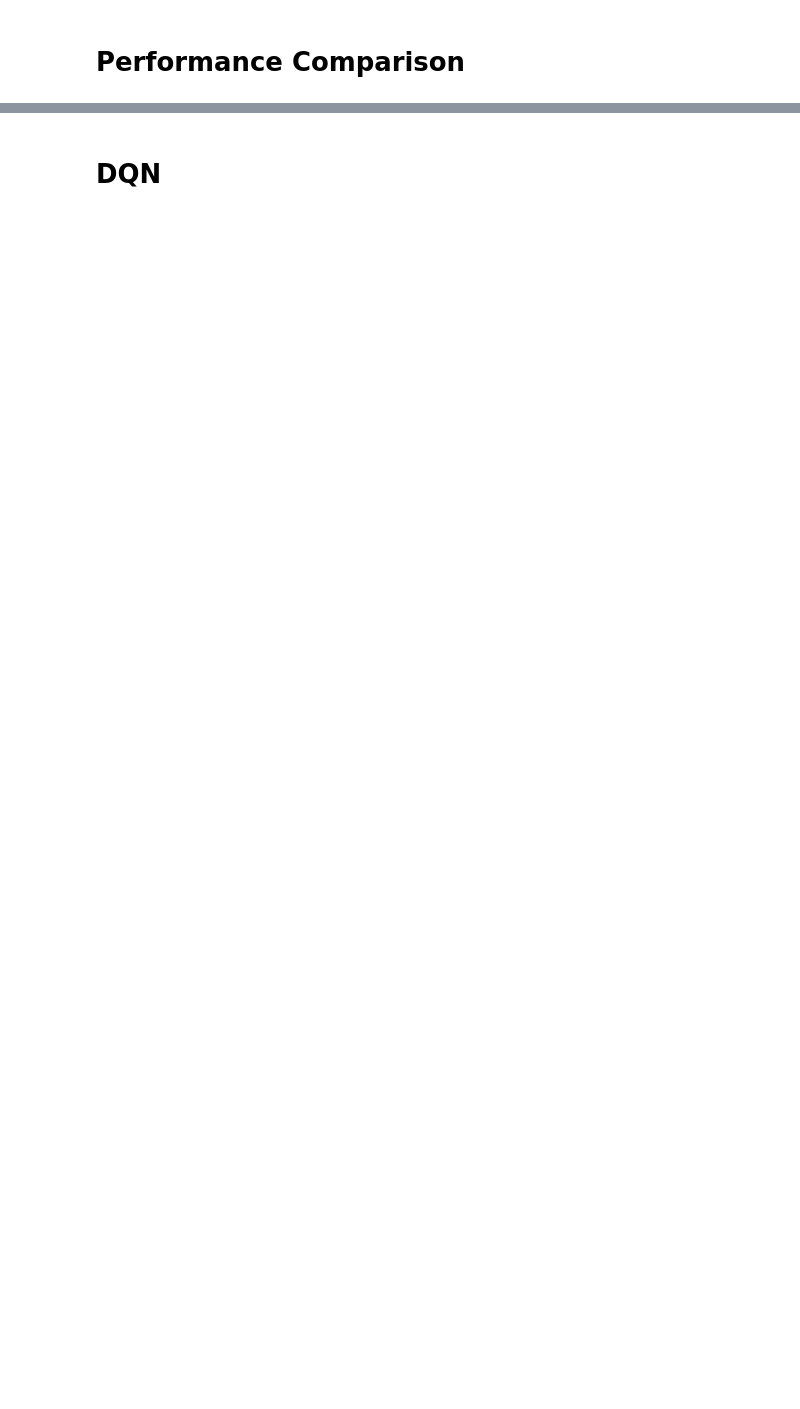
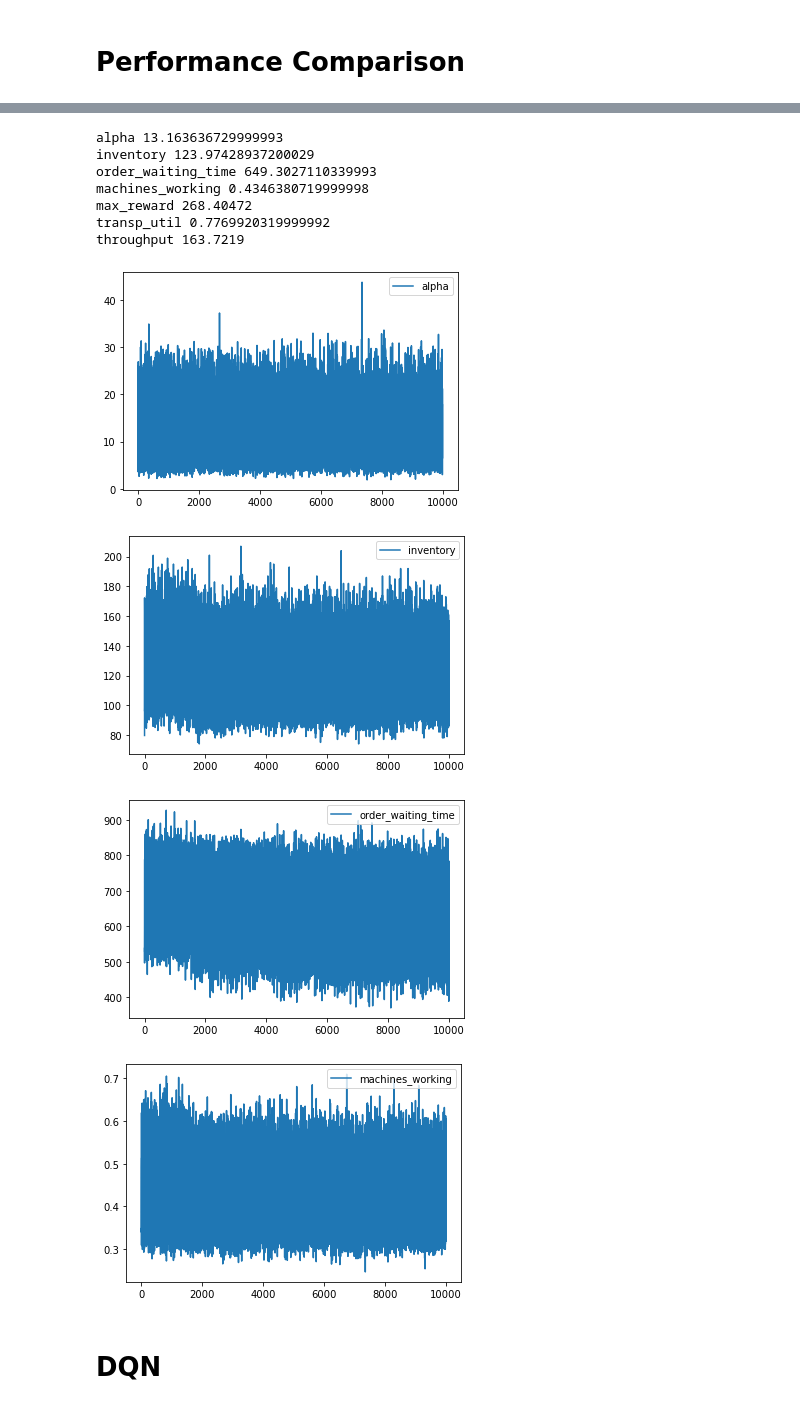
Before and after one commit to 16mkor/JSP_Environment, a Jupyter notebook: JSP_Environments/log/visualize_log.ipynb, the cells around one changed output, grey strips where cells are left out. Drawn from its saved outputs; the diff is of its cells as text; code cells hidden in the pictures; blank space fills up the shorter version.

```diff
--- a/JSP_Environments/log/visualize_log.ipynb
+++ b/JSP_Environments/log/visualize_log.ipynb
@@ -5,6 +5,17 @@ import numpy as np
 import pandas as pd
 import seaborn as sb
 import matplotlib.pyplot as plt
+# %%
+logfiles = {
+    'GTrXL': ['GTrXL-PPO_4204__20230511_185852_episode_log.txt', 'GTrXL-PPO_4204__20230511_185852_agent_reward_log.txt'],
+    'PPO': [],
+    'DQN': [],
+    'A2C': [],
+    'FIFO': ['FIFO_4204__20230511_185214_episode_log.txt', 'FIFO_4204__20230511_185214_agent_reward_log.txt'],
+    'NJF':[],
+    'EMPTY':['EMPTY_4204__20230514_205208_episode_log.txt', 'EMPTY_4204__20230514_205208_agent_reward_log.txt'],
+    'RANDOM':[]
+}
 # %%
 def load_logfiles(episode_log:str, reward_log:str):
     ep_log = pd.read_csv(episode_log, sep=',')
@@ -23,16 +34,17 @@ def extract_kpi(episode_log:pd.DataFrame):
     return perf_kpi
 # %%
 def mean_kpi(perf_kpi:pd.DataFrame):
-    alpha = perf_kpi['alpha'].mean()
-    inventory = perf_kpi['inventory'].mean()
-    order_waiting_time = perf_kpi['order_waiting_time'].mean()
-    machines_working = perf_kpi['machines_working'].mean()
-    max_reward = perf_kpi['total_reward'].max()
-    transp_util = perf_kpi['transp_working'].mean()
-    throughput = perf_kpi['processed_orders'].mean()
-    means = [alpha, inventory, order_waiting_time, machines_working,
-          max_reward, transp_util, throughput]
-    print(means)
+    means = {
+        'alpha': perf_kpi['alpha'].mean(),
+        'inventory': perf_kpi['inventory'].mean(),
+        'order_waiting_time': perf_kpi['order_waiting_time'].mean(),
+        'machines_working': perf_kpi['machines_working'].mean(),
+        'max_reward': perf_kpi['total_reward'].max(),
+        'transp_util': perf_kpi['transp_working'].mean(),
+        'throughput': perf_kpi['processed_orders'].mean()
+    }
+    for k, v in means.items():
+        print(k, v)
     return means
 # %%
 def plot_kpi(perf_kpi:pd.DataFrame):
@@ -43,2 +57,19 @@ def plot_kpi(perf_kpi:pd.DataFrame):
+# %%
+ep_log, agent_log = load_logfiles(logfiles['GTrXL'][0], logfiles['GTrXL'][1])
+perf_kpis = extract_kpi(ep_log)
+mean_kpis = mean_kpi(perf_kpis)
+plot_kpi(perf_kpis)
+# %% [output]
+alpha 13.163636729999993
+inventory 123.97428937200029
+order_waiting_time 649.3027110339993
+machines_working 0.4346380719999998
+max_reward 268.40472
+transp_util 0.7769920319999992
+throughput 163.7219
+[figure, added]
+[figure, added]
+[figure, added]
+[figure, added]
 # %% [markdown]
 # DQN
```
Also changed, not shown: parts of 15 cells of this notebook.
